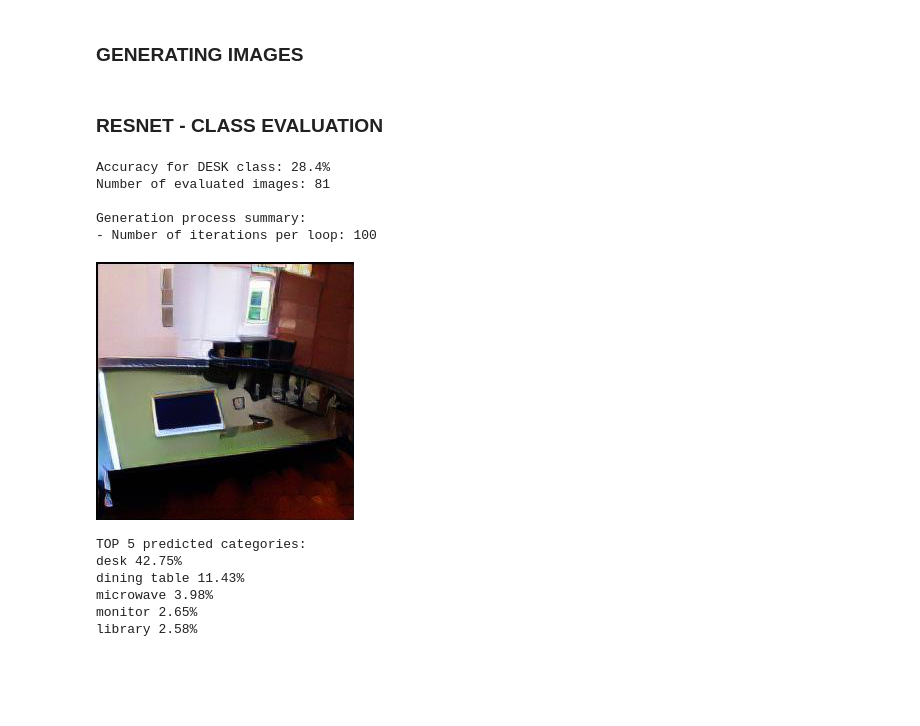
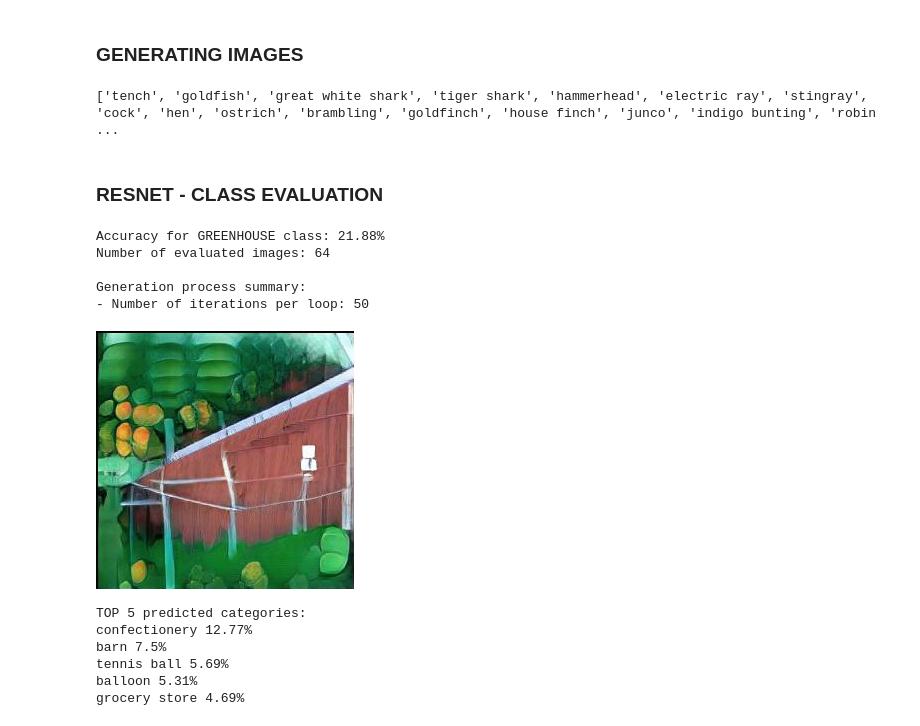
Before and after one commit to maciejdomagala/clip_gans, a Jupyter notebook: notebooks/GAN&CLIP&GA_RESNET(IMAGENET)_evaluation.ipynb, the cells around one changed output. Cells and saved outputs as stored; diff of their text form; code cells hidden in the pictures; blank space fills up the shorter version.

```diff
--- a/notebooks/GAN&CLIP&GA_RESNET(IMAGENET)_evaluation.ipynb
+++ b/notebooks/GAN&CLIP&GA_RESNET(IMAGENET)_evaluation.ipynb
@@ -65,5 +65,12 @@ from operators import get_operators
 
 
 warnings.filterwarnings('ignore')
+# %%
+# CHOOSE ONE OF THE IMAGENET CLASSES AND PASTE IN THE "TARGET" FIELD BELOW
+with open("/content/imagenet_classes.txt", "r") as f:
+  categories = [s.strip() for s in f.readlines()]
+print(categories)
+# %% [output]
+['tench', 'goldfish', 'great white shark', 'tiger shark', 'hammerhead', 'electric ray', 'stingray', 'cock', 'hen', 'ostrich', 'brambling', 'goldfinch', 'house finch', 'junco', 'indigo bunting', 'robin ...
 # %%
 #@title Input Parameters (Code will produce (population_size*number_of_loops) evaluation images)
@@ -163,7 +171,7 @@ import PIL
 from torchvision import transforms
 # %%
 #@title RUN - EVALUATE CLASS
-class_to_check = 'desk' #@param {type:"string"}
+class_to_check = 'greenhouse' #@param {type:"string"}
 
 with open("/content/imagenet_classes.txt", "r") as f:
   categories = [s.strip() for s in f.readlines()]
@@ -203,45 +211,45 @@ print("")
 print(f'Generation process summary:')
 print(f'- Number of iterations per loop: {config.generations}')
 # %% [output]
-Accuracy for DESK class: 28.4%
-Number of evaluated images: 81
+Accuracy for GREENHOUSE class: 21.88%
+Number of evaluated images: 64
 
 Generation process summary:
-- Number of iterations per loop: 100
+- Number of iterations per loop: 50
 # %%
 #@title Single-photo evaluation (TOP-5 classes)
 
-image_path = '/content/clip_gans/results/desk/0/desk_loop_0_id_0.jpg' #@param {type: "string"}
+image_path = '/content/clip_gans/results/greenhouse/0/greenhouse_loop_0_id_1.jpg' #@param {type: "string"}
 with open("/content/imagenet_classes.txt", "r") as f:
   categories = [s.strip() for s in f.readlines()]
 
 input_image = PIL.Image.open(image_path)
 display(input_image)
 preprocess = transforms.Compose([
   transforms.Resize(256),
   transforms.CenterCrop(224),
   transforms.ToTensor(),
   transforms.Normalize(mean=[0.485, 0.456, 0.406], std=[0.229, 0.224, 0.225]),
 ])
 input_tensor = preprocess(input_image)
 input_batch = input_tensor.unsqueeze(0)
 input_batch = input_batch.to('cuda')
 model.to('cuda')
 with torch.no_grad():
   output = model(input_batch)
 probabilities = torch.nn.functional.softmax(output[0], dim=0)
 
 top_prob, top_catid = torch.topk(probabilities, 5)
 
 print('TOP 5 predicted categories:')
 top5_prob, top5_catid = torch.topk(probabilities, 5)
 for i in range(top5_prob.size(0)):
     print(categories[top5_catid[i]], f'{round(top5_prob[i].item()*100, 2)}%')
 # %% [output]
-[figure, old version]
+[figure, new version]
 TOP 5 predicted categories:
-desk 42.75%
-dining table 11.43%
-microwave 3.98%
-monitor 2.65%
-library 2.58%
+confectionery 12.77%
+barn 7.5%
+tennis ball 5.69%
+balloon 5.31%
+grocery store 4.69%
```
Also changed, not shown: parts of 2 cells of this notebook, 3 other files.
